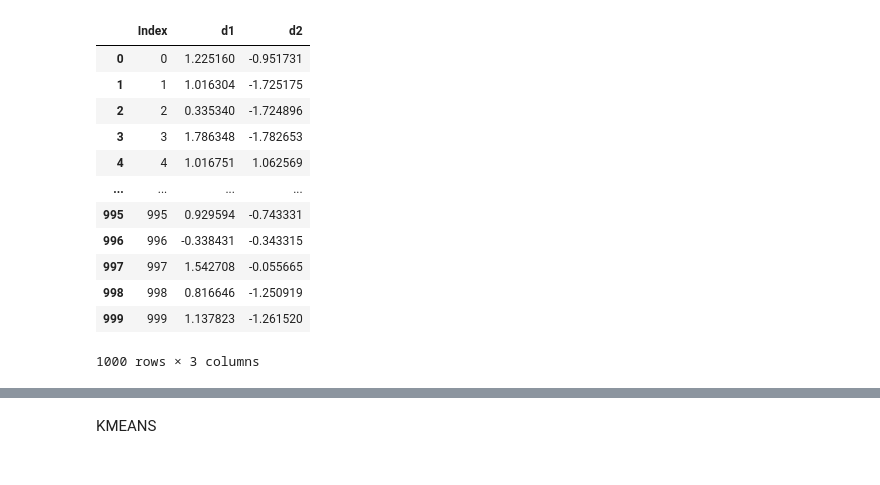
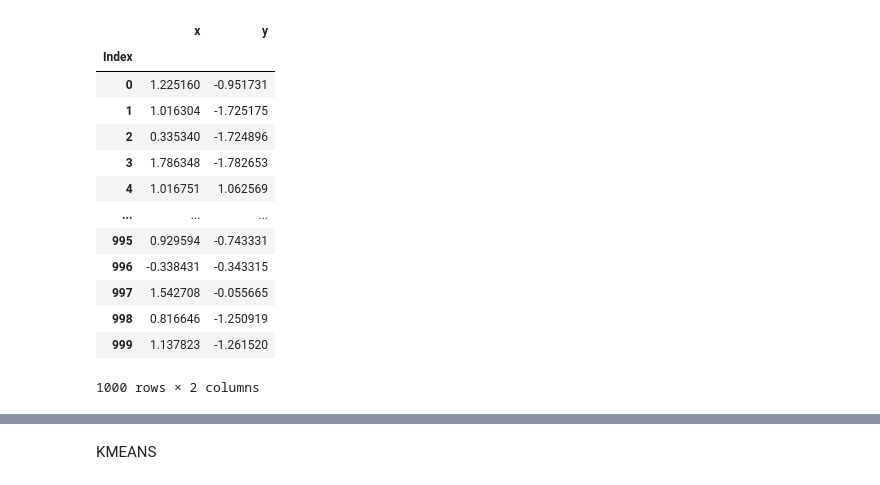
Before and after one commit to Joao-Bornelli/Clusterization, a Jupyter notebook: clusterization.ipynb, the cells around one changed output, grey strips where cells are left out. Saved outputs shown, nothing was run; the diff lists cells and outputs as text; code cells hidden in the pictures.

```diff
--- a/clusterization.ipynb
+++ b/clusterization.ipynb
@@ -8,16 +15,18 @@ from sklearn.cluster import DBSCAN
 # %%
-df = pd.read_csv('Dados-Tarefa-02.csv')
+df = pd.read_csv('Dados-Tarefa-02.csv', index_col = 'Index', names = ['Index','x','y'], header = 0)
+df
 # %% [output]
-|  | Index | d1 | d2 |
-| 0 | 0 | 1.225160 | -0.951731 |
-| 1 | 1 | 1.016304 | -1.725175 |
-| 2 | 2 | 0.335340 | -1.724896 |
-| 3 | 3 | 1.786348 | -1.782653 |
-| 4 | 4 | 1.016751 | 1.062569 |
-| ... | ... | ... | ... |
-| 995 | 995 | 0.929594 | -0.743331 |
-| 996 | 996 | -0.338431 | -0.343315 |
-| 997 | 997 | 1.542708 | -0.055665 |
-| 998 | 998 | 0.816646 | -1.250919 |
-| 999 | 999 | 1.137823 | -1.261520 |
+|  | x | y |
+| Index |  |  |
+| 0 | 1.225160 | -0.951731 |
+| 1 | 1.016304 | -1.725175 |
+| 2 | 0.335340 | -1.724896 |
+| 3 | 1.786348 | -1.782653 |
+| 4 | 1.016751 | 1.062569 |
+| ... | ... | ... |
+| 995 | 0.929594 | -0.743331 |
+| 996 | -0.338431 | -0.343315 |
+| 997 | 1.542708 | -0.055665 |
+| 998 | 0.816646 | -1.250919 |
+| 999 | 1.137823 | -1.261520 |
-1000 rows × 3 columns
+1000 rows × 2 columns
```
Also changed, not shown: parts of 14 cells of this notebook, 1 other file.
